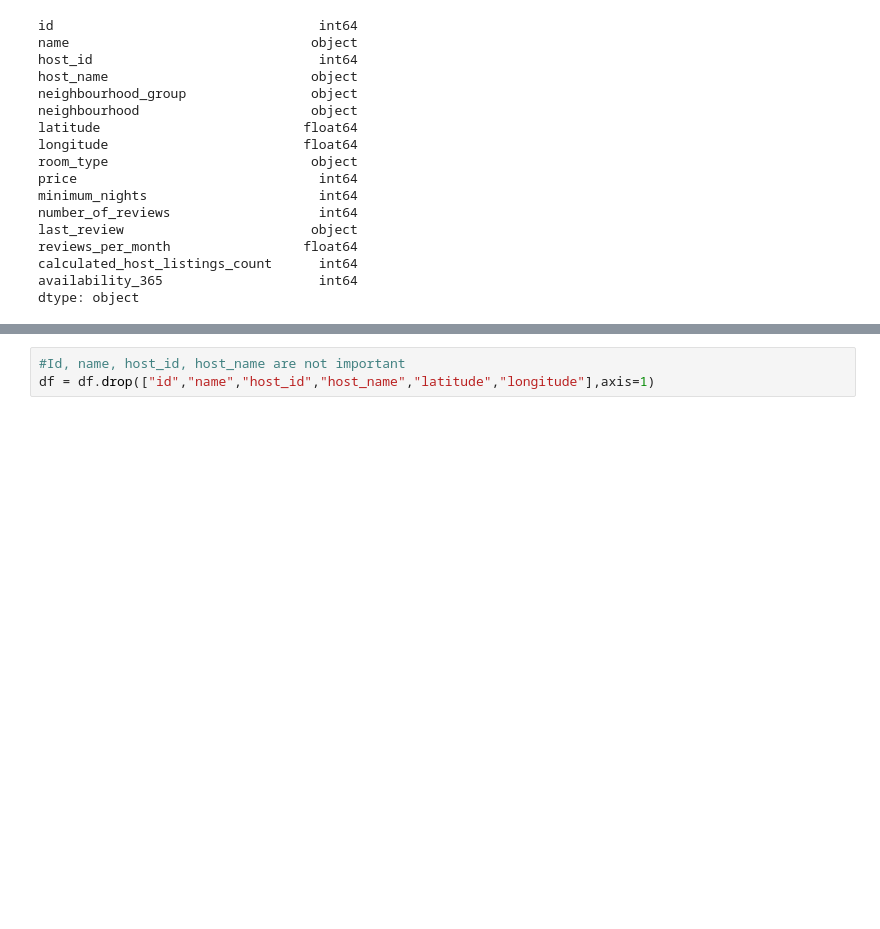
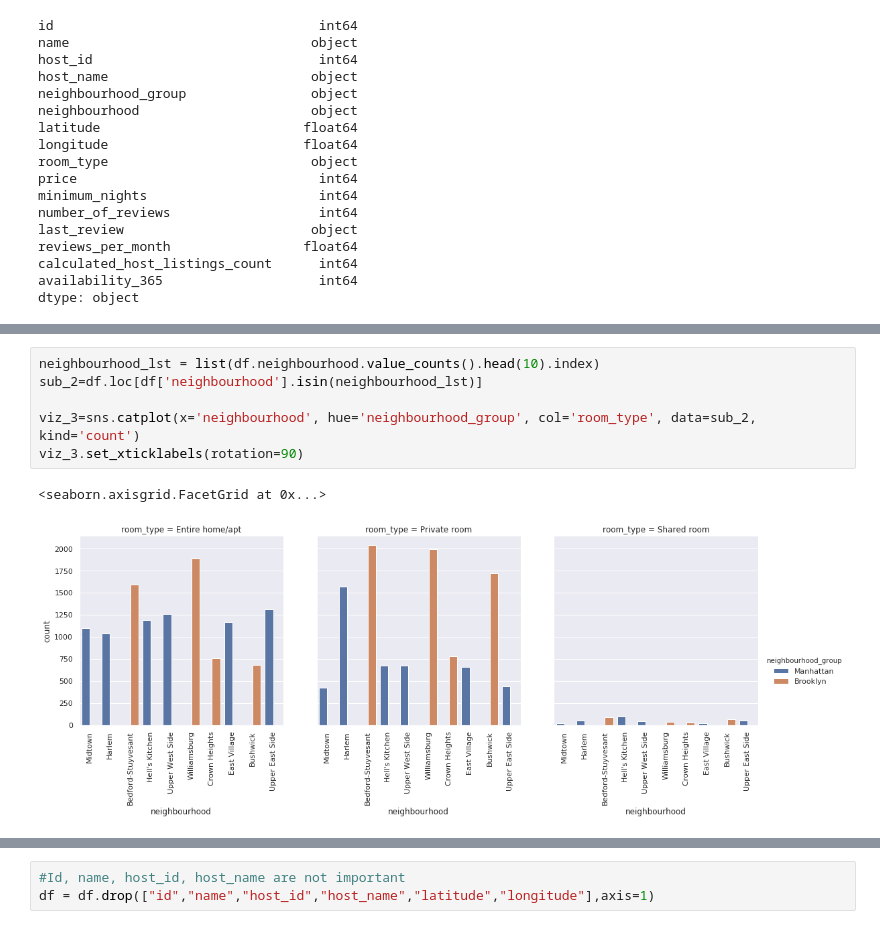
Before and after one commit to VTuri/airbnb_data, a Jupyter notebook: app/notebooks/Airbnb_Price_prediction.ipynb, the cells around one changed output, grey strips where cells are left out. Saved outputs shown, nothing was run; the diff lists cells and outputs as text; blank space fills up the shorter version.

```diff
--- a/app/notebooks/Airbnb_Price_prediction.ipynb
+++ b/app/notebooks/Airbnb_Price_prediction.ipynb
@@ -63,0 +139,9 @@ dtype: object
+# %%
+neighbourhood_lst = list(df.neighbourhood.value_counts().head(10).index)
+sub_2=df.loc[df['neighbourhood'].isin(neighbourhood_lst)]
+
+viz_3=sns.catplot(x='neighbourhood', hue='neighbourhood_group', col='room_type', data=sub_2, kind='count')
+viz_3.set_xticklabels(rotation=90)
+# %% [output]
+<seaborn.axisgrid.FacetGrid at 0x...>
+[figure, added]
```
Also changed, not shown: parts of 60 cells of this notebook.
